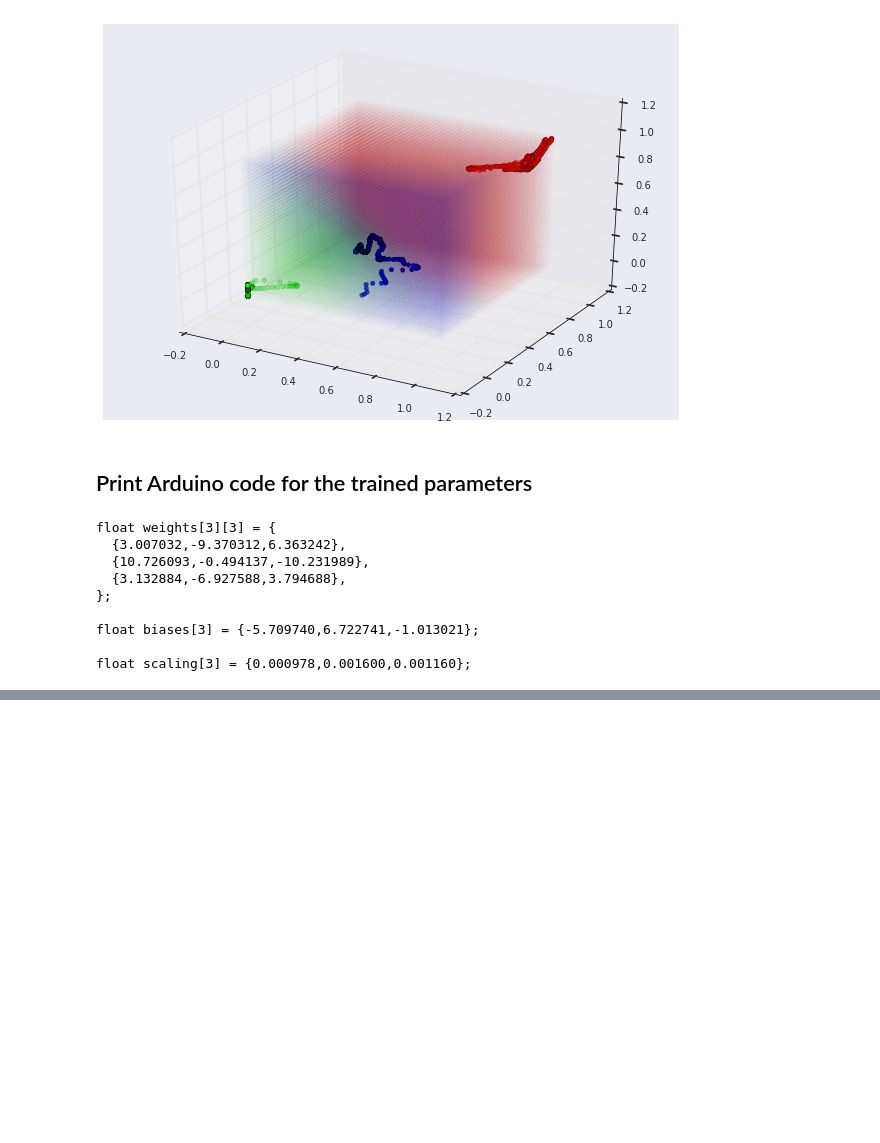
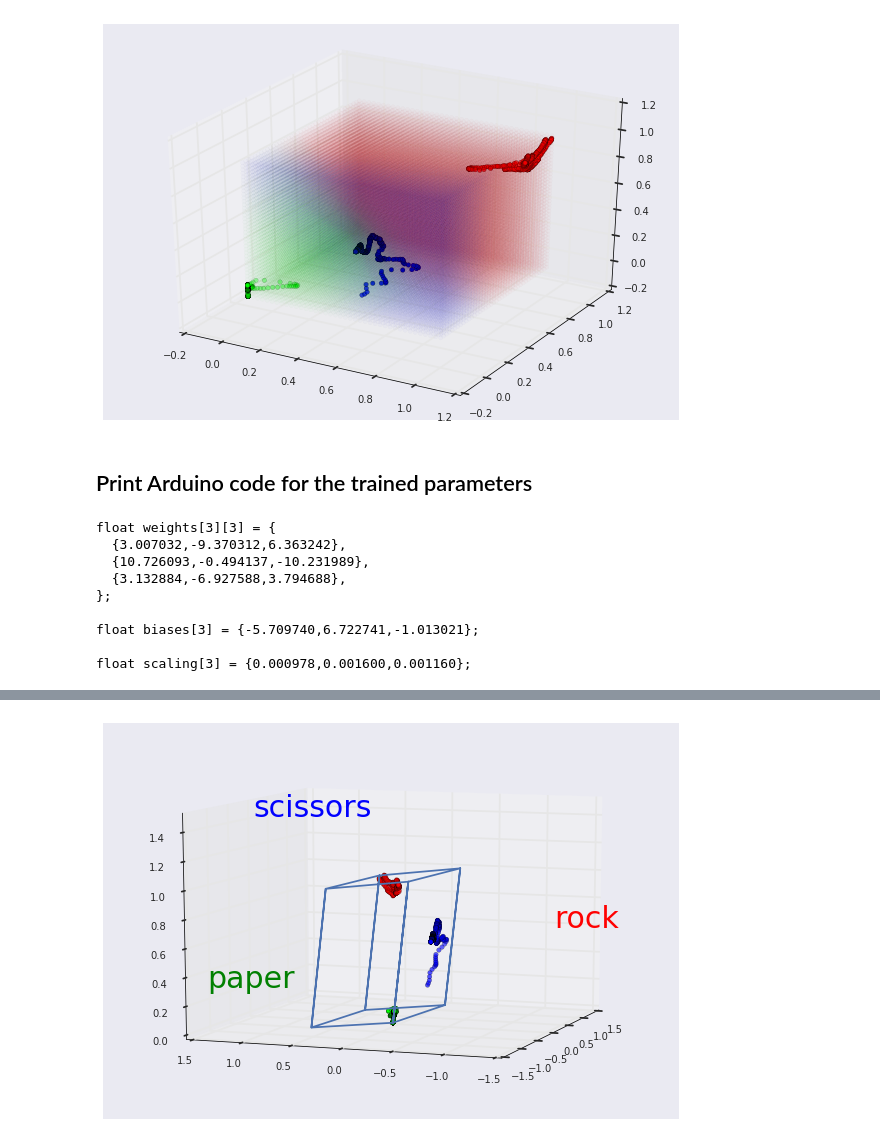
Before and after one commit to kazunori279/ml-misc, a Jupyter notebook: glove-sensor/Rock-paper-scissors.ipynb, the cells around one changed output, grey strips where cells are left out. Saved outputs shown, nothing was run; the diff lists cells and outputs as text; code cells hidden in the pictures; blank space fills up the shorter version.

```diff
--- a/glove-sensor/Rock-paper-scissors.ipynb
+++ b/glove-sensor/Rock-paper-scissors.ipynb
@@ -86,20 +85,25 @@ train = tf.train.GradientDescentOptimizer(1).minimize(loss)
 # %% [markdown]
 ## Train the model
 # %%
-# init a Session
+# define an optimizer
+optimizer = tf.train.GradientDescentOptimizer(learning_rate=1).minimize(loss)
+
+# create a Session
 sess = tf.Session()
-init = tf.global_variables_initializer()
-sess.run(init)
+
+# init the variables
+initializer = tf.global_variables_initializer()
+sess.run(initializer)
 
 # train the model
 for i in range(10000):
 
   # train the model
-  sess.run(train, {data: g_data, labels: g_label})
+  sess.run(optimizer, {glove_data: g_data, rps_labels: g_label})
 
   # print current loss
   if i % 1000 == 0:
-    l = sess.run(loss, {data: g_data, labels: g_label})
+    l = sess.run(loss, {glove_data: g_data, rps_labels: g_label})
     print("steps = {}, loss = {:f}".format(i, l))
 # %% [output]
 steps = 0, loss = 0.978381
@@ -165,0 +172,72 @@ float scaling[3] = {0.000978,0.001600,0.001160};
+# %%
+# define the model
+import tensorflow as tf
+weights = tf.Variable(tf.eye(3), dtype=tf.float32)
+biases = tf.Variable(tf.zeros([3]), dtype=tf.float32)
+glove_data = tf.placeholder(tf.float32)
+rps_data = tf.matmul(glove_data, weights) + biases
+
+# define the loss
+rps_labels = tf.placeholder(tf.float32)
+loss = tf.losses.softmax_cross_entropy(onehot_labels=rps_labels, logits=rps_data)
+
+# define the optimizer
+optimizer = tf.train.GradientDescentOptimizer(1).minimize(loss)
+
+# init a Session
+sess = tf.Session()
+init = tf.global_variables_initializer()
+sess.run(init)
+
+xmin = g_data[:,0].min()
+xmax = g_data[:,0].max()
+ymin = g_data[:,1].min()
+ymax = g_data[:,1].max()
+zmin = g_data[:,2].min()
+zmax = g_data[:,2].max()
+
+grid = [
+  [xmin, ymin, zmin],
+  [xmin, ymin, zmax],
+  [xmin, ymin, zmin],
+  [xmax, ymin, zmin],
+  [xmax, ymin, zmax],
+  [xmax, ymin, zmin],
+  [xmax, ymax, zmin],
+  [xmax, ymax, zmax],
+  [xmax, ymax, zmin],
+  [xmin, ymax, zmin],
+  [xmin, ymax, zmax],
+  [xmin, ymax, zmin],
+  [xmin, ymin, zmin],
+  [xmin, ymin, zmax],
+  [xmax, ymin, zmax],
+  [xmax, ymax, zmax],
+  [xmin, ymax, zmax],
+  [xmin, ymin, zmax],
+]
+
+# train the model
+for i in range(30):
+
+  # train the model
+  sess.run(optimizer, {glove_data: g_data, rps_labels: g_label})
+
+  # print current loss
+  if i % 3 == 0:
+    l = sess.run(rps_data, {glove_data: g_data, rps_labels: g_label})
+    grid_t = sess.run(rps_data, {glove_data: grid, rps_labels: g_label})
+    fig = plt.figure()
+    ax = Axes3D(fig)
+    ax.view_init(elev=10, azim=20)
+    ax.set_xlim3d(1.5, -1.5, auto=False)
+    ax.set_ylim3d(1.5, -1.5, auto=False)
+    ax.set_zlim3d(0, 1.5, auto=False)
+    ax.text(1.2, -1.2, 0.6, "rock", fontsize=30, color="red")
+    ax.text(-1.2, 1.5, 0.3, "paper", fontsize=30, color="green")
+    ax.text(-1.2, 1.0, 1.5, "scissors", fontsize=30, color="blue")
+    ax.scatter(l[:,0], l[:,1], l[:,2], c=g_label)
+    ax.plot(grid_t[:,0], grid_t[:,1], grid_t[:,2])
+    plt.show()
+# %% [output]
+[figure, added]
```
Also changed, not shown: parts of 6 cells of this notebook, 2 other files.
